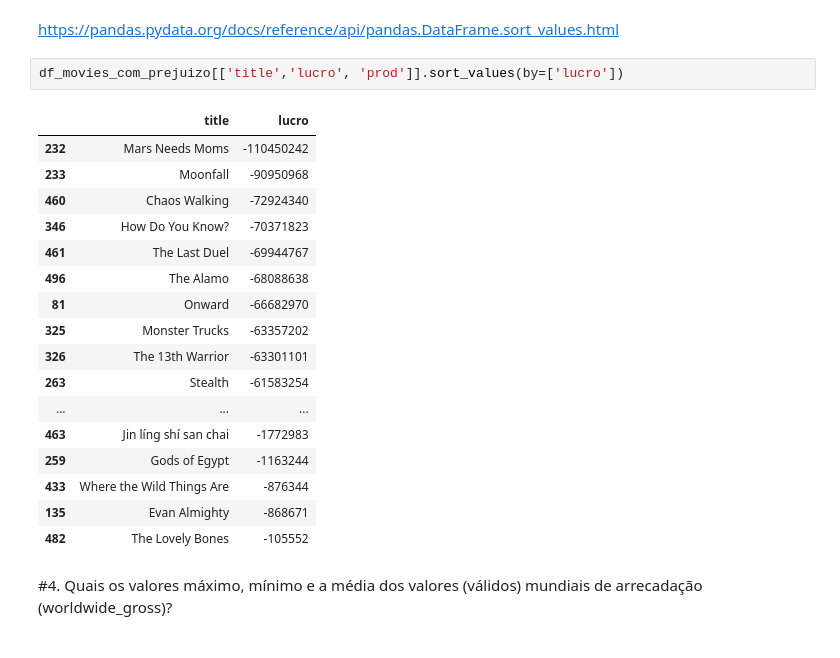
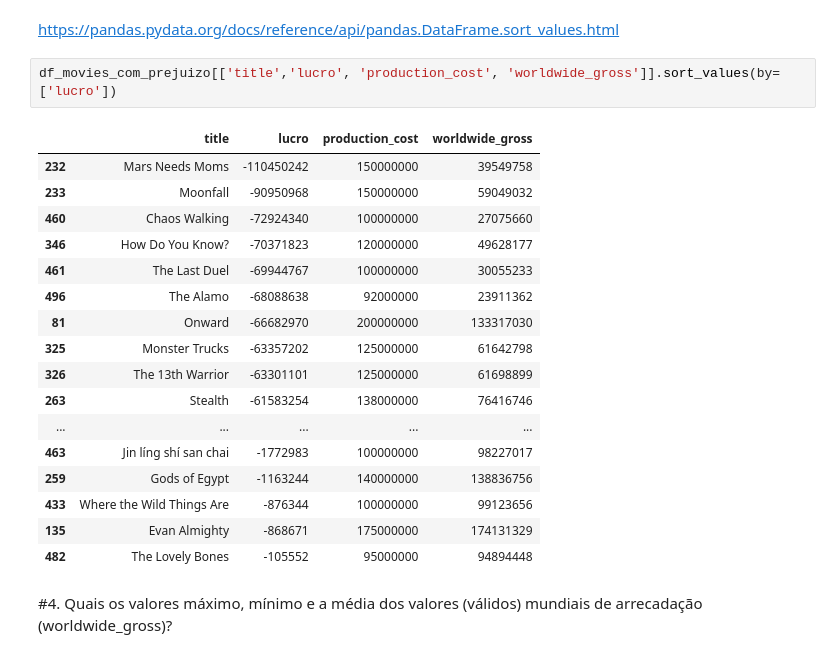
Before and after one commit to armandossrecife/icc, a Jupyter notebook: top_500_movies.ipynb, the cells around one changed output. Drawn from its saved outputs; the diff is of its cells as text.

```diff
--- a/top_500_movies.ipynb
+++ b/top_500_movies.ipynb
@@ -486,25 +500,25 @@ df_movies_com_prejuizo[['title','production_cost', 'worldwide_gross', 'lucro']]
 # %% [markdown]
 https://pandas.pydata.org/docs/reference/api/pandas.DataFrame.sort_values.html
 # %%
-df_movies_com_prejuizo[['title','lucro', 'prod']].sort_values(by=['lucro'])
+df_movies_com_prejuizo[['title','lucro', 'production_cost', 'worldwide_gross']].sort_values(by=['lucro'])
 # %% [output]
-|  | title | lucro |
-| 232 | Mars Needs Moms | -110450242 |
-| 233 | Moonfall | -90950968 |
-| 460 | Chaos Walking | -72924340 |
-| 346 | How Do You Know? | -70371823 |
-| 461 | The Last Duel | -69944767 |
-| 496 | The Alamo | -68088638 |
-| 81 | Onward | -66682970 |
-| 325 | Monster Trucks | -63357202 |
-| 326 | The 13th Warrior | -63301101 |
-| 263 | Stealth | -61583254 |
-| ... | ... | ... |
-| 463 | Jin líng shí san chai | -1772983 |
-| 259 | Gods of Egypt | -1163244 |
-| 433 | Where the Wild Things Are | -876344 |
-| 135 | Evan Almighty | -868671 |
-| 482 | The Lovely Bones | -105552 |
+|  | title | lucro | production_cost | worldwide_gross |
+| 232 | Mars Needs Moms | -110450242 | 150000000 | 39549758 |
+| 233 | Moonfall | -90950968 | 150000000 | 59049032 |
+| 460 | Chaos Walking | -72924340 | 100000000 | 27075660 |
+| 346 | How Do You Know? | -70371823 | 120000000 | 49628177 |
+| 461 | The Last Duel | -69944767 | 100000000 | 30055233 |
+| 496 | The Alamo | -68088638 | 92000000 | 23911362 |
+| 81 | Onward | -66682970 | 200000000 | 133317030 |
+| 325 | Monster Trucks | -63357202 | 125000000 | 61642798 |
+| 326 | The 13th Warrior | -63301101 | 125000000 | 61698899 |
+| 263 | Stealth | -61583254 | 138000000 | 76416746 |
+| ... | ... | ... | ... | ... |
+| 463 | Jin líng shí san chai | -1772983 | 100000000 | 98227017 |
+| 259 | Gods of Egypt | -1163244 | 140000000 | 138836756 |
+| 433 | Where the Wild Things Are | -876344 | 100000000 | 99123656 |
+| 135 | Evan Almighty | -868671 | 175000000 | 174131329 |
+| 482 | The Lovely Bones | -105552 | 95000000 | 94894448 |
 # %% [markdown]
 #4. Quais os valores máximo, mínimo e a média dos valores (válidos) mundiais de arrecadação (worldwide_gross)?
 # %% [markdown]
```
Also changed, not shown: parts of 3 cells of this notebook.
